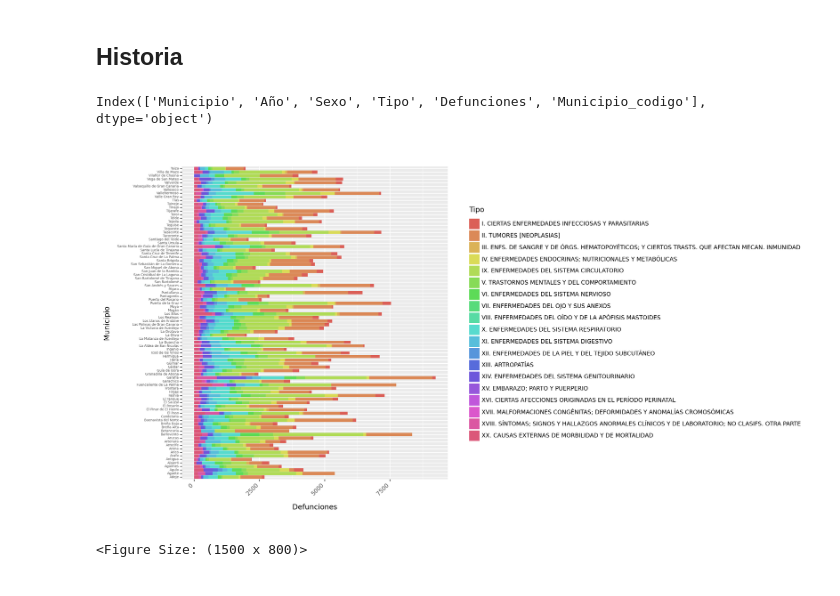
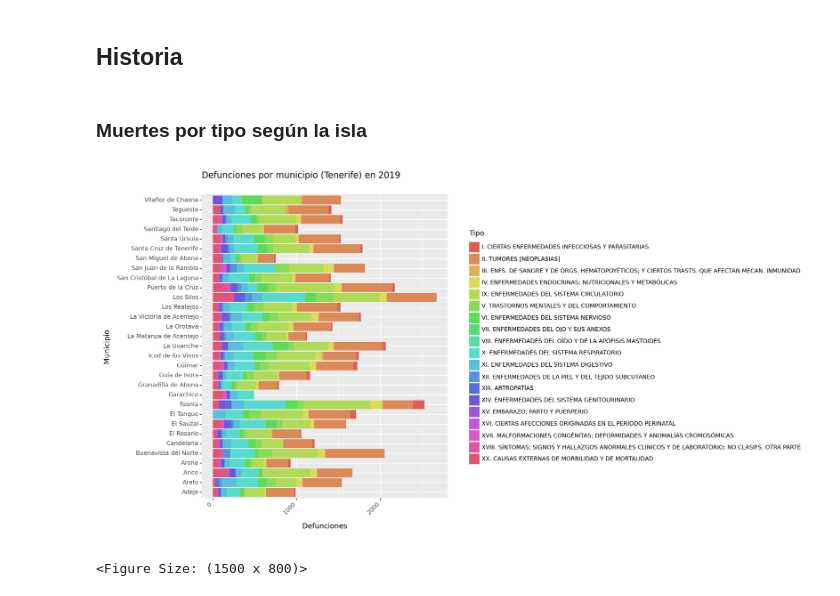
Before and after one commit to alu0101351773/VIS_proyecto, a Jupyter notebook: src/proyecto.ipynb, the cells around one changed output. Saved outputs shown, nothing was run; the diff lists cells and outputs as text; code cells hidden in the pictures.

Commit message:
graficos de muerte por tipo y año realizados, notas de TODO añadidas para ver cómo continuar

```diff
--- a/src/proyecto.ipynb
+++ b/src/proyecto.ipynb
@@ -82,6 +131,10 @@ df_p_ocup.drop(
     inplace = True
 )
 
+# Añadimos un nuevo campo 'ISLA_CODE'
+isla_code_dict = df_pob.set_index('municipio')['isla'].to_dict()
+df_p_ocup['ISLA_CODE'] = df_p_ocup['TERRITORIO_CODE'].map(isla_code_dict)
+
 # Renombramos la columna 'OBS_VALUE' a 'FREQUENCY'
 df_p_ocup.rename(
     columns = {'OBS_VALUE': 'FREQUENCY'},
@@ -128,6 +181,10 @@ df_p_parados.drop(
     inplace = True
 )
 
+# Añadimos un nuevo campo 'ISLA_CODE'
+isla_code_dict = df_pob.set_index('municipio')['isla'].to_dict()
+df_p_parados['ISLA_CODE'] = df_p_parados['TERRITORIO_CODE'].map(isla_code_dict)
+
 # Renombramos la columna 'OBS_VALUE' a 'FREQUENCY'
 df_p_parados.rename(
     columns = {'OBS_VALUE': 'FREQUENCY'},
@@ -174,6 +231,10 @@ df_p_tcontrato.drop(
     inplace = True
 )
 
+# Añadimos un nuevo campo 'ISLA_CODE'
+isla_code_dict = df_pob.set_index('municipio')['isla'].to_dict()
+df_p_tcontrato['ISLA_CODE'] = df_p_tcontrato['TERRITORIO_CODE'].map(isla_code_dict)
+
 # Renombramos la columna 'OBS_VALUE' a 'FREQUENCY'
 df_p_tcontrato.rename(
     columns = {'OBS_VALUE': 'FREQUENCY'},
@@ -250,13 +311,12 @@ df_defun['Municipio'].replace(
 )
 
 # Añadir los códigos de municipio
-cod_mun_dict = (df_p_activa[['TERRITORIO#es', 'TERRITORIO_CODE']]
-                .drop_duplicates()
-                .set_index('TERRITORIO#es')
-                .to_dict()
-                .get('TERRITORIO_CODE')
-)
-df_defun['Municipio_codigo'] = df_defun['Municipio'].apply(lambda x: cod_mun_dict[x])
+cod_mun_dict = df_p_activa.set_index('TERRITORIO#es')['TERRITORIO_CODE'].to_dict()
+df_defun['Municipio_codigo'] = df_defun['Municipio'].map(cod_mun_dict)
+
+# Añadir los códigos de isla
+isla_code_dict = df_pob.set_index('municipio')['isla'].to_dict()
+df_defun['ISLA_CODE'] = df_defun['Municipio_codigo'].map(isla_code_dict)
 
 display(df_defun)
 # %% [output]
@@ -319,25 +336,20 @@ display(df_pob)
 # %% [markdown]
 ## Historia
-# %%
-display(df_defun.columns)
-# %% [output]
-Index(['Municipio', 'Año', 'Sexo', 'Tipo', 'Defunciones', 'Municipio_codigo'], dtype='object')
+# %% [markdown]
+### Muertes por tipo según la isla
 # %%
-(ggplot(df_defun, aes(x = 'Municipio', y = 'Defunciones', fill = "Tipo"))
+df_defun_tenerife = df_defun.query('ISLA_CODE == "ES709" and Año == 2019')
+
+(ggplot(df_defun_tenerife, aes(x = 'Municipio', y = 'Defunciones', fill = "Tipo"))
     + geom_col()
     + coord_flip()
     + theme(
         figure_size=(15, 8),
         axis_text_x = element_text(rotation = 45, hjust = 1),
-        axis_text_y = element_text(size = 5)
+        axis_text_y = element_text(size = 9)
         )
+    + ggtitle('Defunciones por municipio (Tenerife) en 2019')
 )
-
-# TODO: Dividir el gráfico por islas para no tener tanta mierda junta
-
-# TODO: Incluir en todos los gráficos el código de isla para poder filtrar fácilmente
-
-# TODO: Mirar cómo hacer esto con `geom_point` y `size` como en el fichero `jorge_cabrera_alu0101351773.ipynb`
 # %% [output]
-[figure, old version]
+[figure, new version]
 <Figure Size: (1500 x 800)>
```
Also changed, not shown: parts of 13 cells of this notebook.
